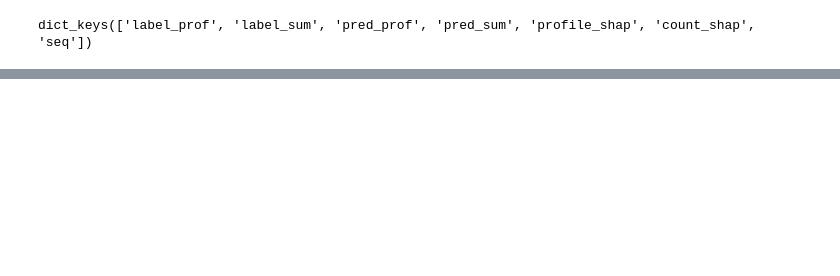
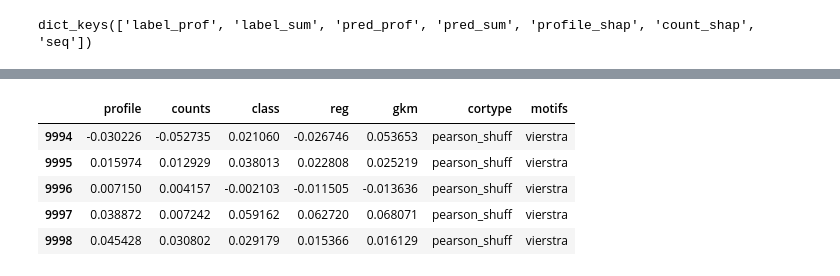
Before and after one commit to kundajelab/chrombpnet, a Jupyter notebook: accuracy_footprint_compare/vierstra_fp_vs_model_deepshap_10K_IDR_SCORES_Correlations.ipynb, the cells around one changed output, grey strips where cells are left out. Drawn from its saved outputs; the diff is of its cells as text; code cells hidden in the pictures; blank space fills up the shorter version.

```diff
--- a/accuracy_footprint_compare/vierstra_fp_vs_model_deepshap_10K_IDR_SCORES_Correlations.ipynb
+++ b/accuracy_footprint_compare/vierstra_fp_vs_model_deepshap_10K_IDR_SCORES_Correlations.ipynb
@@ -50,4 +31,4 @@ reg_shap=format_binary_deepshap("/srv/scratch/annashch/bias_correction/uncorrect
 # %%
-gkm_scores=format_gkm_scores("/oak/stanford/groups/akundaje/projects/enzymatic_bias_correction/svm/aggregate/gkmexplain.K562."+str(fold)+".txt")
+gkm_scores=format_gkm_scores("/oak/stanford/groups/akundaje/projects/enzymatic_bias_correction/svm/dnase/K562/interpret/gkmexplain.K562."+str(fold)+".txt")
 # %%
 coords=list(gkm_scores.keys())
@@ -221,0 +182,49 @@ print(np.std(auprc_gkm_score_all))
+# %%
+tb_spear_df=pd.DataFrame.from_dict(cor_dict['tobias_spearman'])
+tb_spear_df['cortype']='spearman'
+tb_spear_df['motifs']='tobias'
+
+vr_spear_df=pd.DataFrame.from_dict(cor_dict['vierstra_spearman'])
+vr_spear_df['cortype']='spearman'
+vr_spear_df['motifs']='vierstra'
+
+tb_pearson_df=pd.DataFrame.from_dict(cor_dict['tobias_pearson'])
+tb_pearson_df['cortype']='pearson'
+tb_pearson_df['motifs']='tobias'
+
+vr_pearson_df=pd.DataFrame.from_dict(cor_dict['vierstra_pearson'])
+vr_pearson_df['cortype']='pearson'
+vr_pearson_df['motifs']='vierstra'
+
+
+tb_spear_df_shuff=pd.DataFrame.from_dict(cor_dict['tobias_spearman_random'])
+tb_spear_df_shuff['cortype']='spearman_shuff'
+tb_spear_df_shuff['motifs']='tobias'
+
+vr_spear_df_shuff=pd.DataFrame.from_dict(cor_dict['vierstra_spearman_random'])
+vr_spear_df_shuff['cortype']='spearman_shuff'
+vr_spear_df_shuff['motifs']='vierstra'
+
+tb_pearson_df_shuff=pd.DataFrame.from_dict(cor_dict['tobias_pearson_random'])
+tb_pearson_df_shuff['cortype']='pearson_shuff'
+tb_pearson_df_shuff['motifs']='tobias'
+
+vr_pearson_df_shuff=pd.DataFrame.from_dict(cor_dict['vierstra_pearson_random'])
+vr_pearson_df_shuff['cortype']='pearson_shuff'
+vr_pearson_df_shuff['motifs']='vierstra'
+
+
+
+#concatenate the dataframes
+all_df=pd.concat([tb_spear_df,vr_spear_df,tb_pearson_df,vr_pearson_df,tb_spear_df_shuff,vr_spear_df_shuff,tb_pearson_df_shuff,vr_pearson_df_shuff],axis=0)
+#export to csv for visualization in R (better ggridges package )
+all_df.to_csv("Tobias_Vierstra_Cor.K562.DNASE.10k.Smoothed.Inverted.WithShuffle.txt",header=True,index=False,sep='\t')
+# %%
+all_df.tail()
+# %% [output]
+|  | profile | counts | class | reg | gkm | cortype | motifs |
+| 9994 | -0.030226 | -0.052735 | 0.021060 | -0.026746 | 0.053653 | pearson_shuff | vierstra |
+| 9995 | 0.015974 | 0.012929 | 0.038013 | 0.022808 | 0.025219 | pearson_shuff | vierstra |
+| 9996 | 0.007150 | 0.004157 | -0.002103 | -0.011505 | -0.013636 | pearson_shuff | vierstra |
+| 9997 | 0.038872 | 0.007242 | 0.059162 | 0.062720 | 0.068071 | pearson_shuff | vierstra |
+| 9998 | 0.045428 | 0.030802 | 0.029179 | 0.015366 | 0.016129 | pearson_shuff | vierstra |
```
Also changed, not shown: parts of 18 cells of this notebook, 7 other files.
